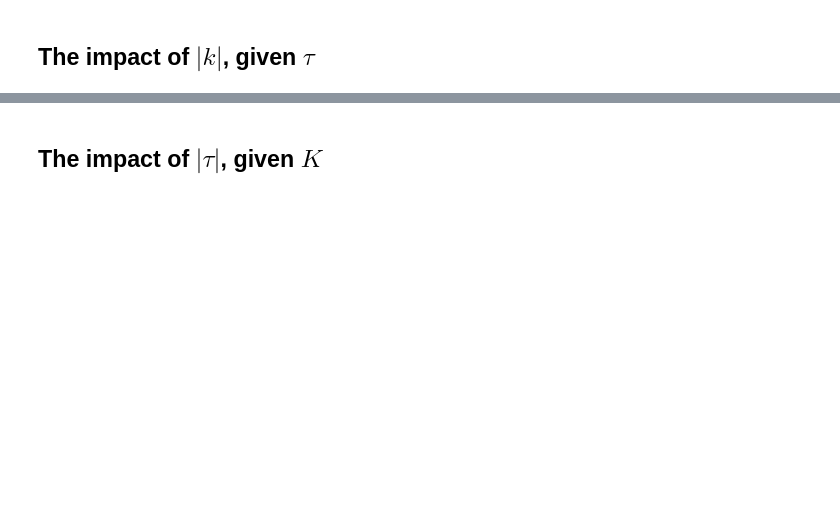
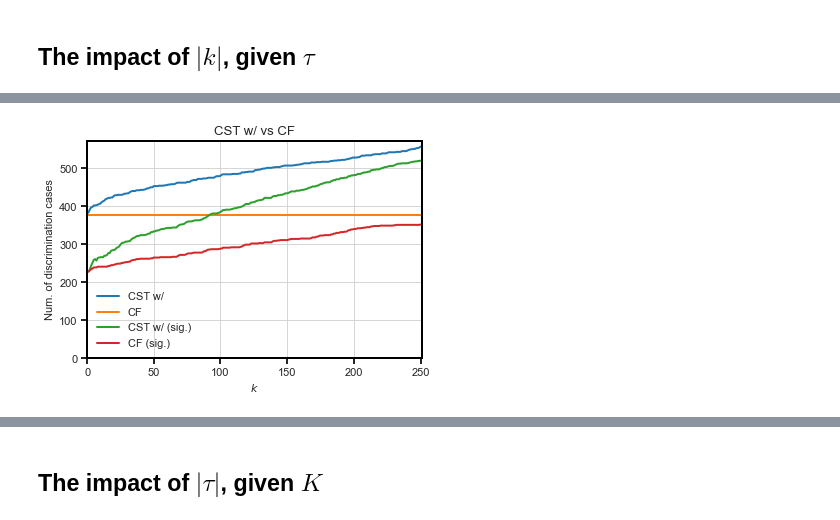
Before and after one commit to cc-jalvarez/counterfactual-situation-testing, a Jupyter notebook: src/analysis_loan_application_TheTwoCSTs.ipynb, the cells around one changed output, grey strips where cells are left out. Cells and saved outputs as stored; diff of their text form; code cells hidden in the pictures; blank space fills up the shorter version.

```diff
--- a/src/analysis_loan_application_TheTwoCSTs.ipynb
+++ b/src/analysis_loan_application_TheTwoCSTs.ipynb
@@ -429,0 +406,15 @@ print('=== DONE ===')
+# %%
+plt.plot(k_results['k'], k_results['CST_wi_d1_num'], label='CST w/')
+plt.plot(k_results['k'], k_results['CF_d1_num'], label='CF')
+plt.plot(k_results['k'], k_results['CST_wi_d2_num'], label='CST w/ (sig.)')
+plt.plot(k_results['k'], k_results['CF_d2_num'], label='CF (sig.)')
+plt.xlim(0, k_u+1)
+plt.xlabel("$k$")
+plt.ylim(0, k_results.iloc[-1].max() + 15)
+# plt.ylim(k_results.iloc[0].min() - 5, k_results.iloc[-1].max() + 5)
+plt.ylabel("Num. of discrimination cases")
+plt.legend()
+plt.title('CST w/ vs CF')
+plt.show()
+# %% [output]
+[figure, added]
```
Also changed, not shown: parts of 25 cells of this notebook, 2 other files.
